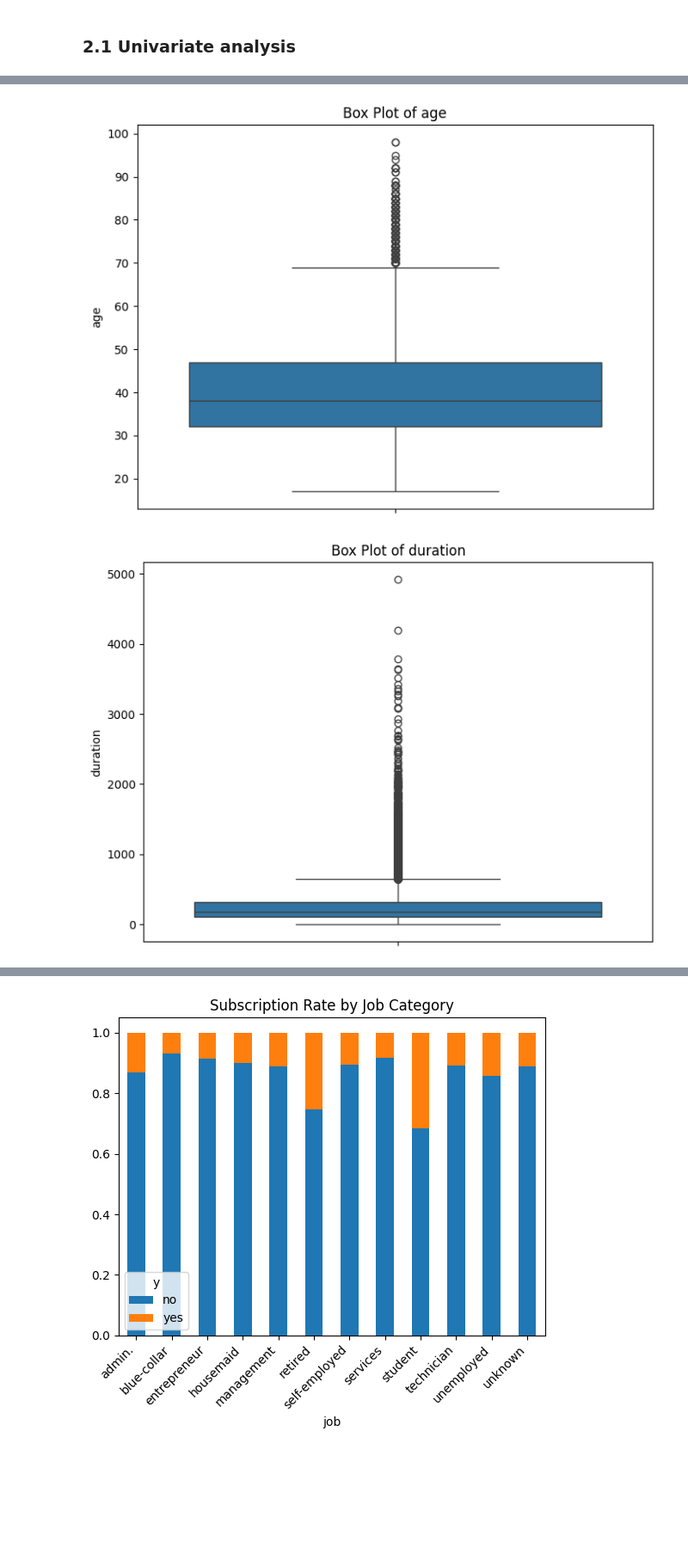
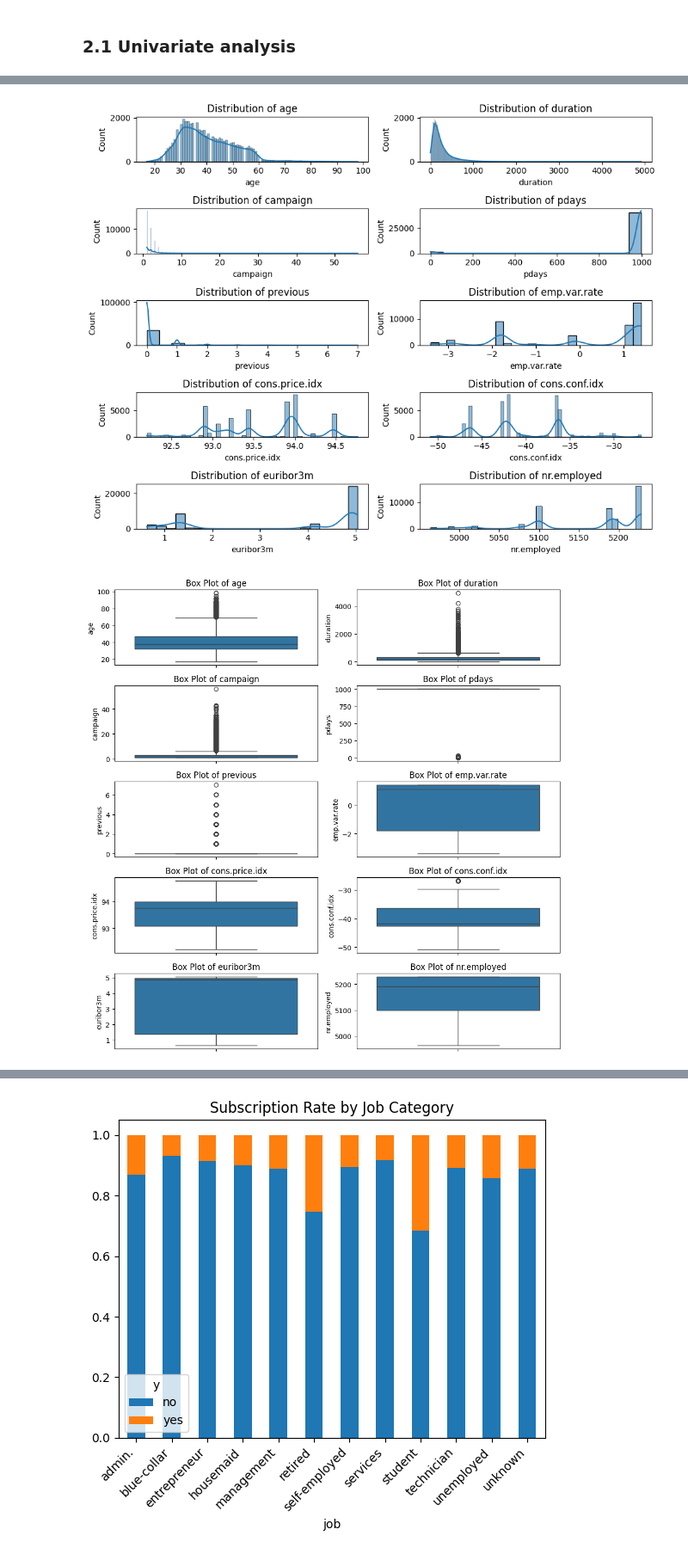
Before and after one commit to deepjoshi1/comparing-Classifiers, a Jupyter notebook: Comparing_Classifiers.ipynb, the cells around one changed output, grey strips where cells are left out. Shown at 86% size. Saved outputs shown, nothing was run; the diff lists cells and outputs as text; code cells hidden in the pictures; blank space fills up the shorter version.

```diff
--- a/Comparing_Classifiers.ipynb
+++ b/Comparing_Classifiers.ipynb
@@ -113,9 +113,3 @@ df.isnull().sum()[df.isnull().sum() > 0]
 dtype: int64
 # %% [markdown]
 ### 2.1 Univariate analysis
-# %%
-for col in df.select_dtypes(include=['number']).columns:
-    plt.figure(figsize=(8, 6))
-    sns.histplot(df[col], kde=True)  # kde adds a kernel density estimate
-    plt.title(f'Distribution of {col}')
-    plt.show()
@@ -133,10 +116,22 @@ for col in df.select_dtypes(include=['number']).columns:
+# %%
+# Create hisplots with KDE
+# Create subplots
+fig, axes = plt.subplots(nrows=5, ncols=2, figsize=(10, 8))
+for i, col in enumerate(df.select_dtypes(include=['number']).columns):
+    sns.histplot(df[col], kde=True, ax=axes[i // 2, i % 2])
+    axes[i // 2, i % 2].set_title(f'Distribution of {col}')
+plt.tight_layout()
+plt.show()
+# %% [output]
+[figure, added]
 # %%
 # Box plots
-for col in df.select_dtypes(include=['number']).columns:
-    plt.figure(figsize=(8, 6))
-    sns.boxplot(y=df[col])
-    plt.title(f'Box Plot of {col}')
-    plt.show()
+# create subplots
+fig, axes = plt.subplots(nrows=5, ncols=2, figsize=(10, 10))
+for i, col in enumerate(df.select_dtypes(include=['number']).columns):
+    sns.boxplot(y=df[col], ax=axes[i // 2, i % 2])
+    axes[i // 2, i % 2].set_title(f'Box Plot of {col}')
+plt.tight_layout()
+plt.show()
 # %% [output]
-[figure, old version]
+[figure, new version]
-[figure, removed]
```
Also changed, not shown: parts of 5 cells of this notebook.
